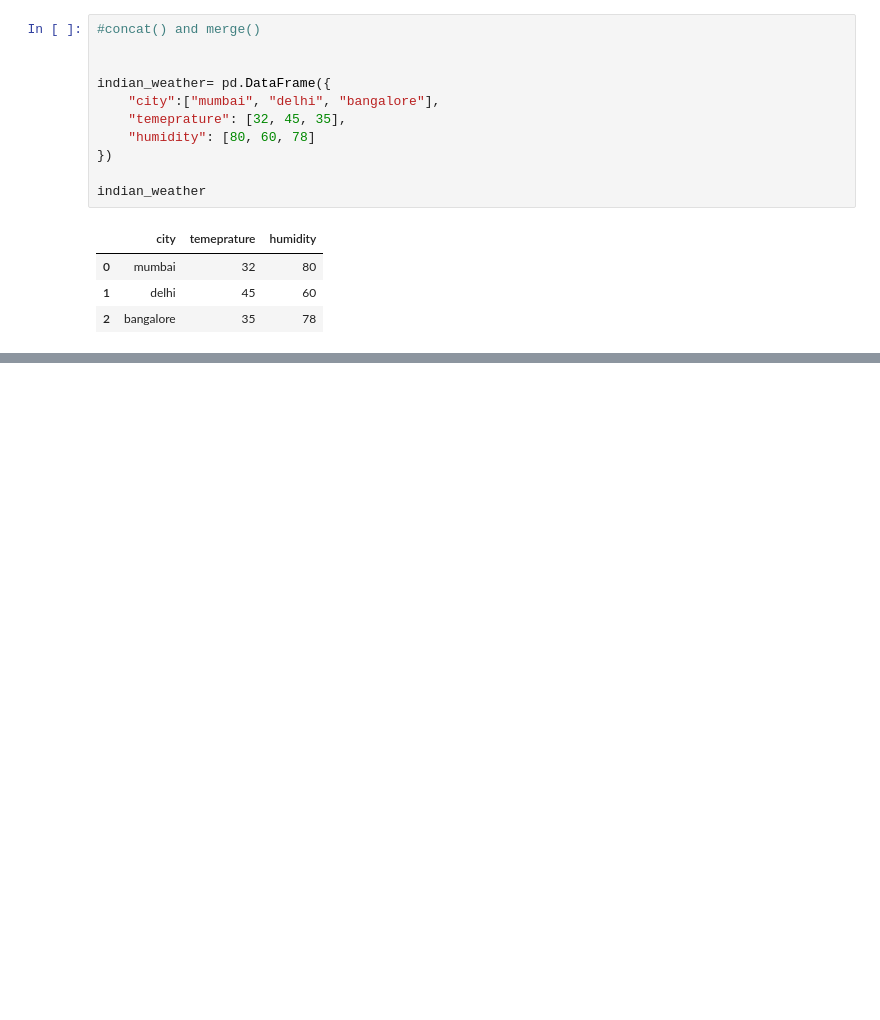
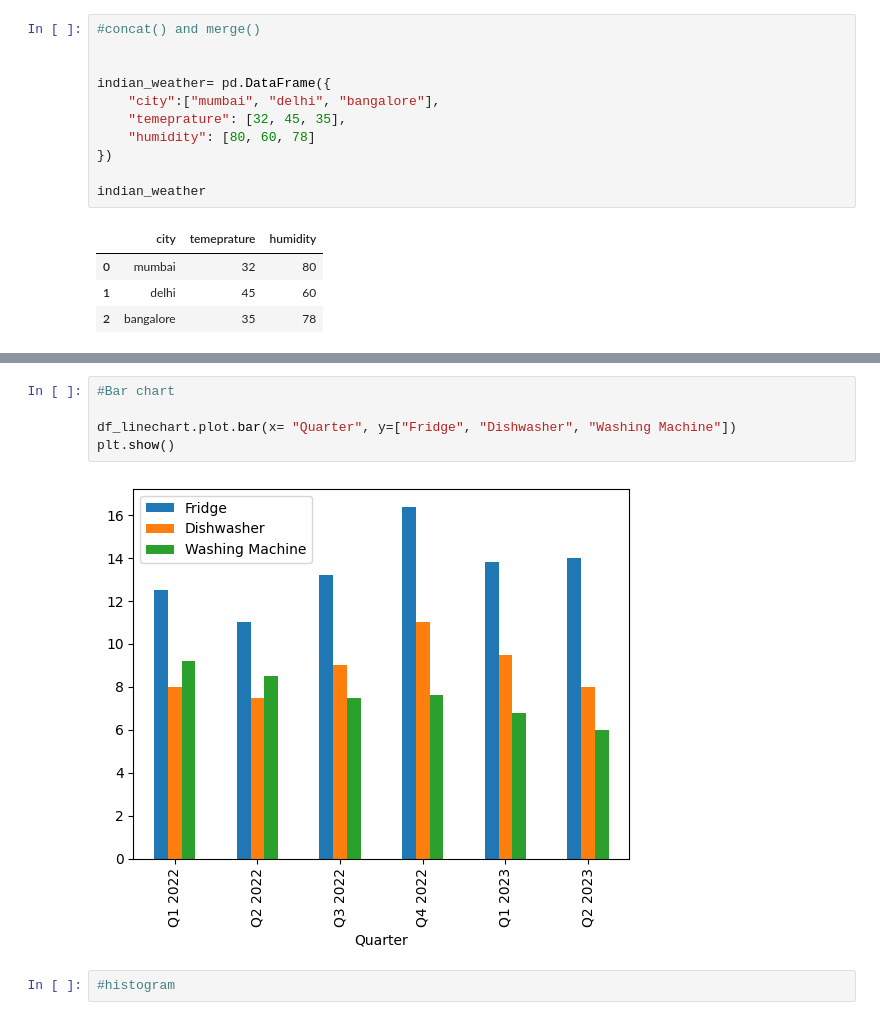
Before and after one commit to azeem932356/Numpy-Pandas-OpenCV-DataVisualization-DataScraping, a Jupyter notebook: Pandas/Pandas.ipynb, the cells around one changed output, grey strips where cells are left out. Cells and saved outputs as stored; diff of their text form; blank space fills up the shorter version.

```diff
--- a/Pandas/Pandas.ipynb
+++ b/Pandas/Pandas.ipynb
@@ -1250,0 +1406,9 @@ NameError: name 'pd' is not defined
+# %%
+#Bar chart
+
+df_linechart.plot.bar(x= "Quarter", y=["Fridge", "Dishwasher", "Washing Machine"])
+plt.show()
+# %% [output]
+[figure, added]
+# %%
+#histogram
```
Also changed, not shown: parts of 17 cells of this notebook.
